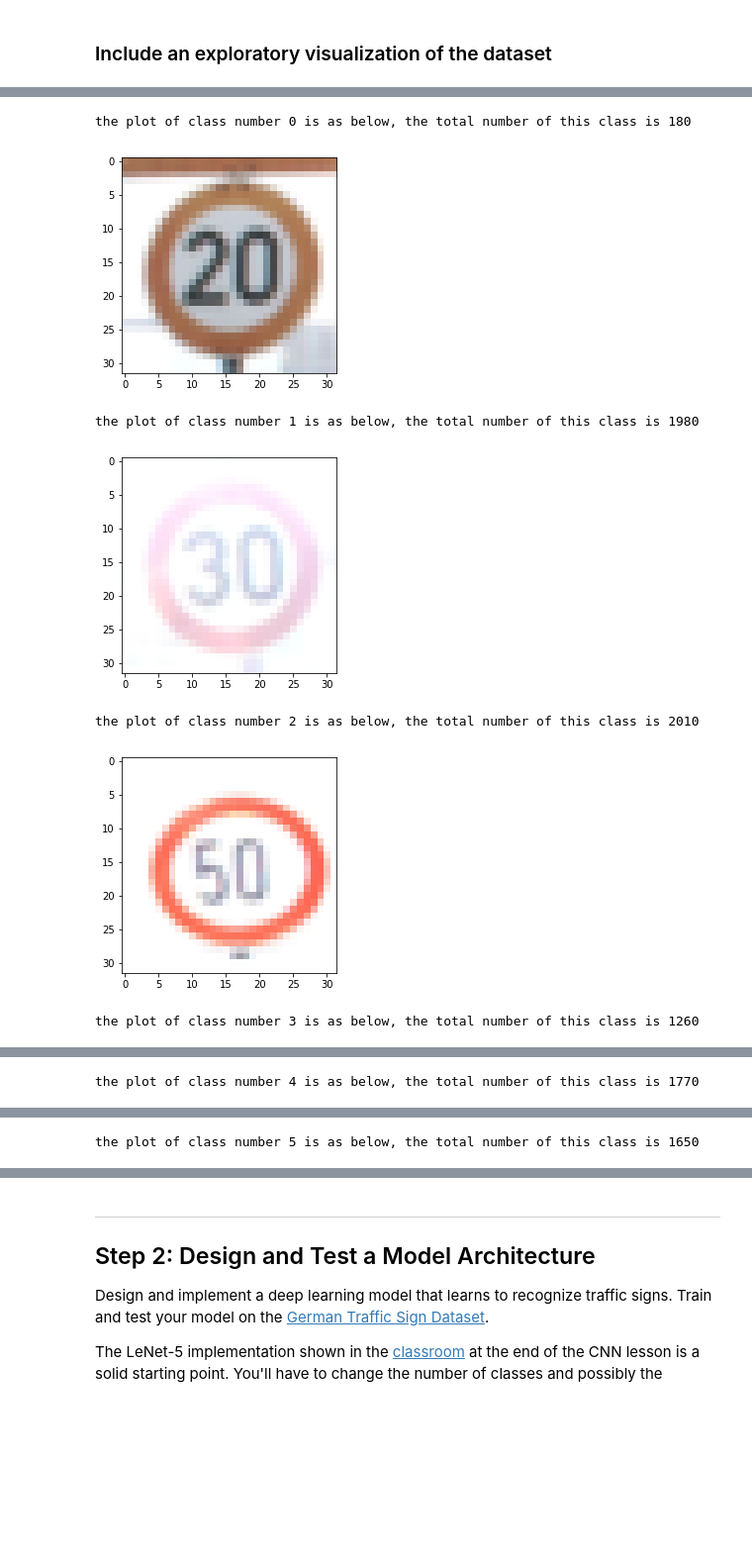
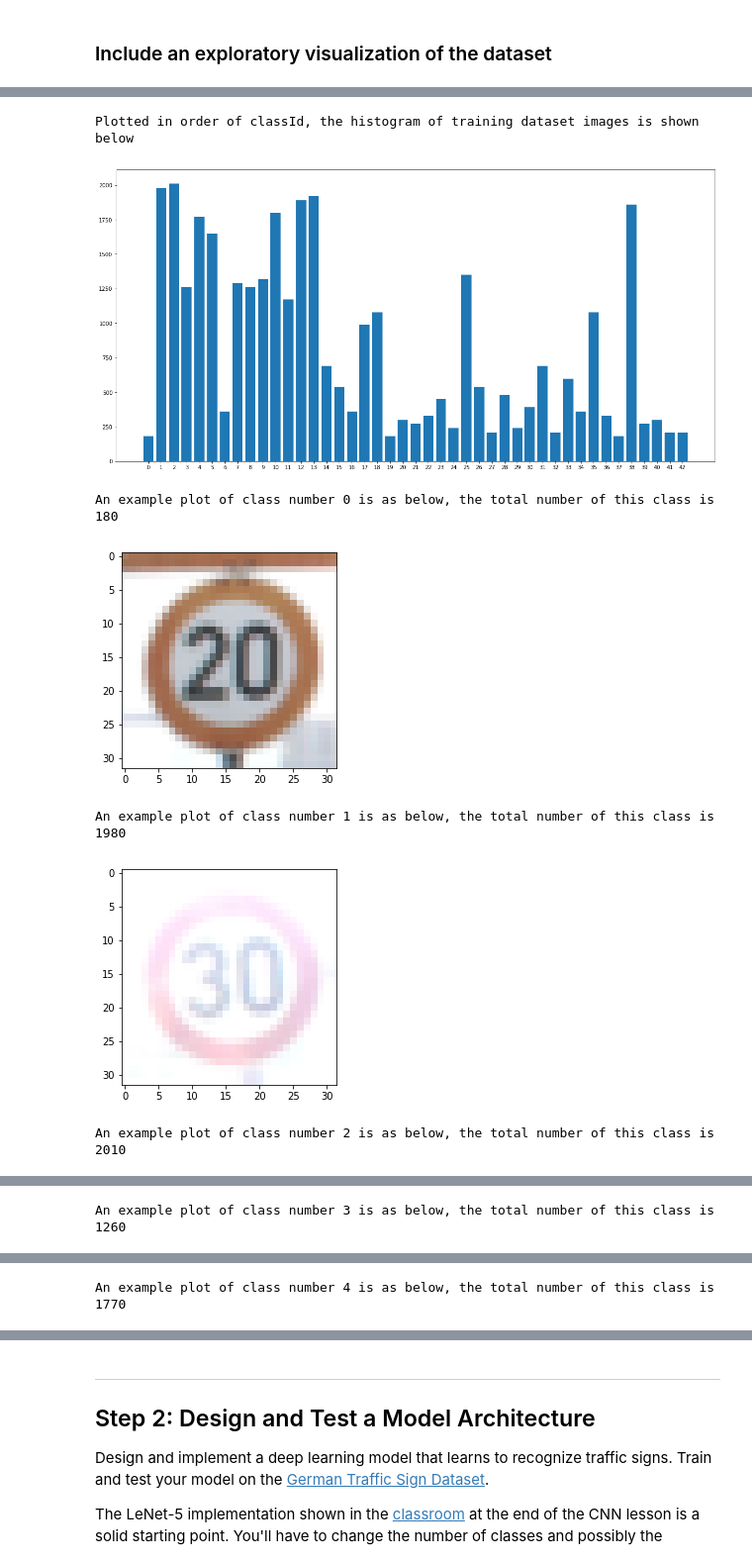
Before and after one commit to fangyan93/Self_Driving_Car_Traffic_Sign_Classifier, a Jupyter notebook: Traffic_Sign_Classifier_1.ipynb, the cells around one changed output, grey strips where cells are left out. Shown at 99% size. Cells and saved outputs as stored; diff of their text form; code cells hidden in the pictures; blank space fills up the shorter version.

Commit message:
done with jupyter notebook

```diff
--- a/Traffic_Sign_Classifier_1.ipynb
+++ b/Traffic_Sign_Classifier_1.ipynb
@@ -101,39 +76,64 @@ The [Matplotlib](http://matplotlib.org/) [examples](http://matplotlib.org/exampl
 # %%
 ### Data exploration visualization code goes here.
-### Feel free to use as many code cells as needed.
+# Here we plot 1 image for each class out of 43, count number of training images for each class, which
+# is shown in a histogram
+
 %matplotlib inline
 import matplotlib
 import matplotlib.pyplot as plt
 import matplotlib.image as mpimg
-# Visualizations will be shown in the notebook.
-#
+from matplotlib.ticker import FuncFormatter
 from collections import OrderedDict
+import csv
+
+dic = []
+with open('signnames.csv', 'r') as csvfile:
+    spamreader = csv.reader(csvfile, delimiter=' ', quotechar='|')
+    for row in spamreader:
+        line = ' '.join(row)
+        itms = line.split(',')
+        dic.append(itms[0])
+
 
 count_train_data = OrderedDict()
 plot_train_data = OrderedDict()
 count_validation_data = OrderedDict()
 count_test_data = OrderedDict()
 for i in range(n_train):
     count_train_data.setdefault(train['labels'][i], 0)
     plot_train_data.setdefault(train['labels'][i], 0)
 
     last_index = plot_train_data[train['labels'][i]]
     last_sum = np.sum(train['features'][last_index])
     cur_sum = np.sum(train['features'][i])
     if(cur_sum > last_sum):
         plot_train_data[train['labels'][i]] = i
 
     count_train_data[train['labels'][i]] += 1
 count_train_data = OrderedDict(sorted(count_train_data.items()))
+
+xx = []
+yy = []
+
 for cls in count_train_data:
-    print("the plot of class number %d is as below, the total number of this class is %d" % (cls, count_train_data[cls]))
+    xx.append(cls)
+    yy.append(count_train_data[cls])
+
+print("Plotted in order of classId, the histogram of training dataset images is shown below")
+plt.figure(figsize=(20,10))
+plt.bar(xx, yy)
+plt.xticks(xx, dic[1:]);
+plt.show()
+
+for cls in count_train_data:
+    print("An example plot of class number %d is as below, the total number of this class is %d" % (cls, count_train_data[cls]))
     plt.imshow(train['features'][plot_train_data[cls]])
     plt.show()
 # %% [output]
-the plot of class number 0 is as below, the total number of this class is 180
+Plotted in order of classId, the histogram of training dataset images is shown below
-[figure, old version]
+[figure, new version]
-the plot of class number 1 is as below, the total number of this class is 1980
+An example plot of class number 0 is as below, the total number of this class is 180
-[figure, old version]
+[figure, new version]
-the plot of class number 2 is as below, the total number of this class is 2010
+An example plot of class number 1 is as below, the total number of this class is 1980
-[figure, old version]
+[figure, new version]
-the plot of class number 3 is as below, the total number of this class is 1260
+An example plot of class number 2 is as below, the total number of this class is 2010
@@ -141 +141 @@ the plot of class number 3 is as below, the total number of this class is 1260
-the plot of class number 4 is as below, the total number of this class is 1770
+An example plot of class number 3 is as below, the total number of this class is 1260
@@ -143 +143 @@ the plot of class number 4 is as below, the total number of this class is 1770
-the plot of class number 5 is as below, the total number of this class is 1650
+An example plot of class number 4 is as below, the total number of this class is 1770
```
Also changed, not shown: parts of 22 cells of this notebook, 4 other files.
